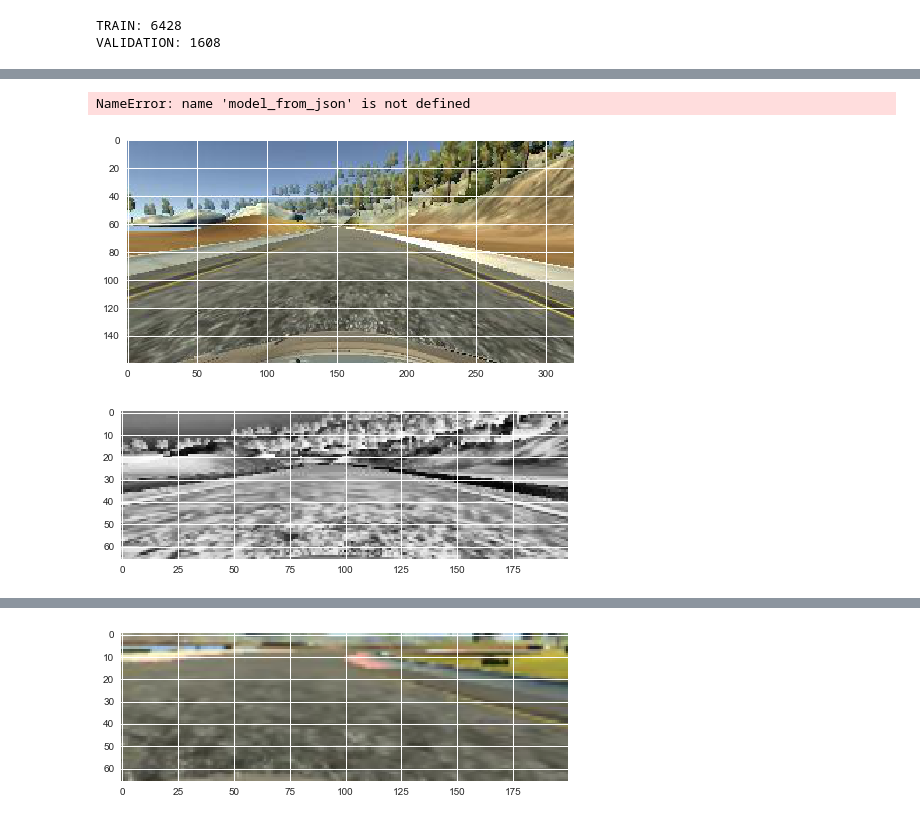
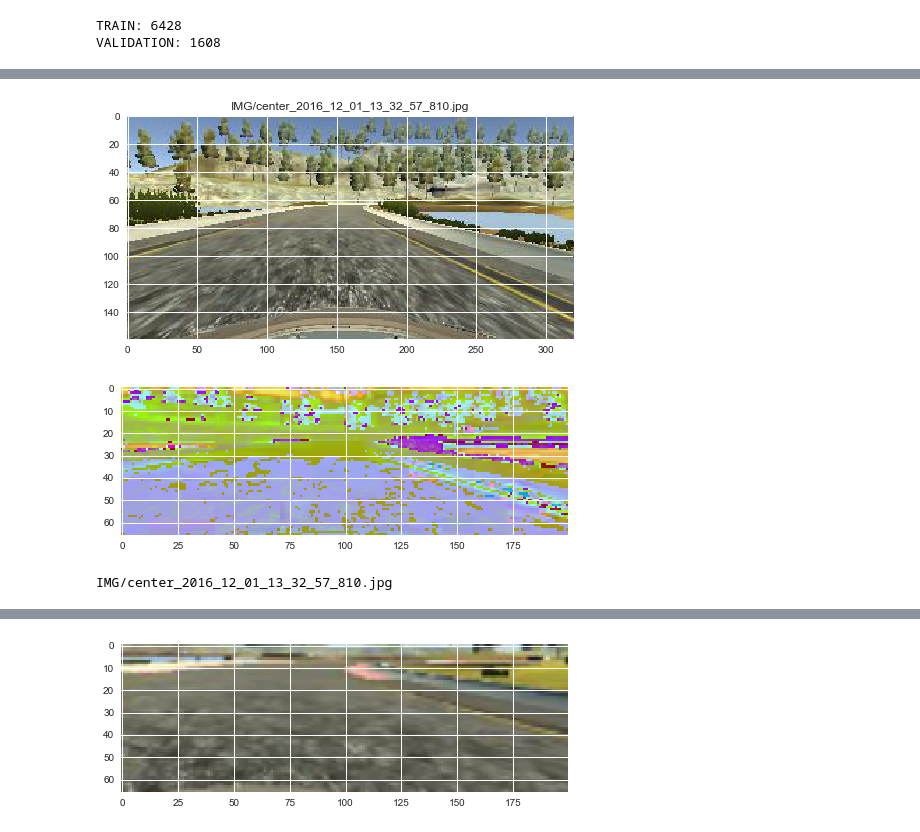
Before and after one commit to harinando/sdc-advanced-lane-lines, a Jupyter notebook: CarND-Behavioral-Training/data_exploration.ipynb, the cells around one changed output, grey strips where cells are left out. Saved outputs shown, nothing was run; the diff lists cells and outputs as text; code cells hidden in the pictures.

```diff
--- a/CarND-Behavioral-Training/data_exploration.ipynb
+++ b/CarND-Behavioral-Training/data_exploration.ipynb
@@ -129,42 +130,43 @@ x = np.array([ cv2.imread('data/{}'.format(basename)) for basename in batch['cen
 # %%
 # model.fit(x, y)
 # %%
-with open(model_file, 'r') as jfile:
-    model = model_from_json(jfile.read())
-model.compile("adam", "mse")
-model.load_weights(model_weights)
+# with open(model_file, 'r') as jfile:
+#     model = model_from_json(jfile.read())
+# model.compile("adam", "mse")
+# model.load_weights(model_weights)
-# %% [output]
-NameError: name 'model_from_json' is not defined
 # %%
 reload(transformations)
 reload(loader)
 import matplotlib.pyplot as plt
 from keras.models import model_from_json
 from transformations import Preproc
 from loader import ReadImg
 
 std = np.std(train['steering'])
 sample = train[train['steering'] < +3*std].sample()
 basename = sample['center'].item()
 org_img = ReadImg('data/{}'.format(basename))
 img = Preproc(org_img)
 plt.subplots(1, 1)
+plt.title(basename)
 plt.imshow(org_img)
 plt.subplots(1, 1)
 plt.imshow(img)
 plt.show()
+print(basename)
 # img_input = np.expand_dims(img, axis=0)
 # img = cv2.equalizeHist(img)
 # clahe = cv2.createCLAHE(clipLimit=3.0, tileGridSize=(3,3))
 # img = clahe.apply(img)
 # plt.subplots(1, 1)
 # plt.imshow(img)
 # plt.show()
 # pred = model.predict(img_input)
 # print(sample['steering'].item(), pred, sample['center'].item())
 # %% [output]
-[figure, old version]
+[figure, new version]
-[figure, old version]
+[figure, new version]
+IMG/center_2016_12_01_13_32_57_810.jpg
 # %%
 import loader
 reload(loader)
```
Also changed, not shown: parts of 3 cells of this notebook, 5 other files.
